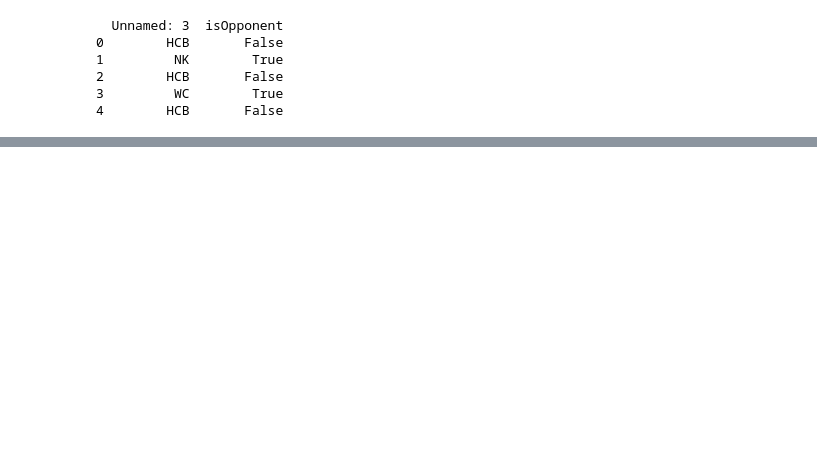
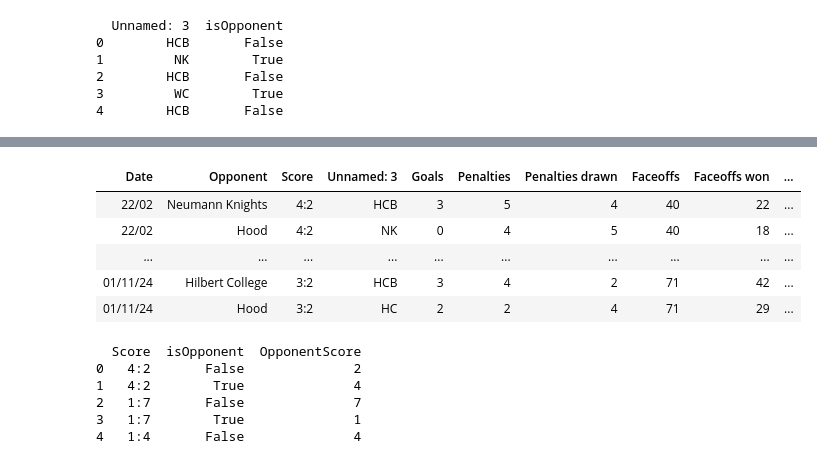
Before and after one commit to sarahsetiawan/Hood-Hockey, a Jupyter notebook: DataCleaning/Instat_DataCleaning/GamesNew.ipynb, the cells around one changed output, grey strips where cells are left out. Saved outputs shown, nothing was run; the diff lists cells and outputs as text; code cells hidden in the pictures; blank space fills up the shorter version.

```diff
--- a/DataCleaning/Instat_DataCleaning/GamesNew.ipynb
+++ b/DataCleaning/Instat_DataCleaning/GamesNew.ipynb
@@ -313,7 +377,7 @@ games_opps_df['isAway'] = np.where(is_opponent, ~contains_at, contains_at)
 
 # Extract the opponent name
 # Use regex to capture text after '@\n' or 'vs\n'
-extracted_name = games_opps_df['Opponent'].str.extract(r'[(?:@|vs)\n*](.*)')[0]
+extracted_name = games_opps_df['Opponent'].str.extract(r'(?:@|vs)\s*(.*)')[0]
 
 # Update the 'Opponent' column
 # If isOpponent is True, set Opponent to 'Hood'
@@ -331,0 +396,26 @@ print(games_opps_df[['Opponent', 'isAway', 'isOpponent']].head())
+# %%
+# Display the dataframe as a scrollable HTML table
+display(HTML(games_opps_df.to_html(index=False, max_rows=5, max_cols=None, notebook=True)))
+# %% [output]
+| Date | Opponent | Score | Unnamed: 3 | Goals | Penalties | Penalties drawn | Faceoffs | Faceoffs won | ... |
+| 22/02 | Neumann Knights | 4:2 | HCB | 3 | 5 | 4 | 40 | 22 | ... |
+| 22/02 | Hood | 4:2 | NK | 0 | 4 | 5 | 40 | 18 | ... |
+| ... | ... | ... | ... | ... | ... | ... | ... | ... | ... |
+| 01/11/24 | Hilbert College | 3:2 | HCB | 3 | 4 | 2 | 71 | 42 | ... |
+| 01/11/24 | Hood | 3:2 | HC | 2 | 2 | 4 | 71 | 29 | ... |
+# %%
+# Split the 'Score' column into two parts: Score1 and Score2
+score_split = games_opps_df['Score'].str.split(':', expand=True).astype(int)
+
+# Assign the opponent's score based on the 'isOpponent' column
+games_opps_df['OpponentScore'] = np.where(games_opps_df['isOpponent'], score_split[0], score_split[1])
+
+# Display the updated DataFrame to verify
+print(games_opps_df[['Score', 'isOpponent', 'OpponentScore']].head())
+# %% [output]
+  Score  isOpponent  OpponentScore
+0   4:2       False              2
+1   4:2        True              4
+2   1:7       False              7
+3   1:7        True              1
+4   1:4       False              4
```
Also changed, not shown: parts of 16 cells of this notebook, 5 other files.
